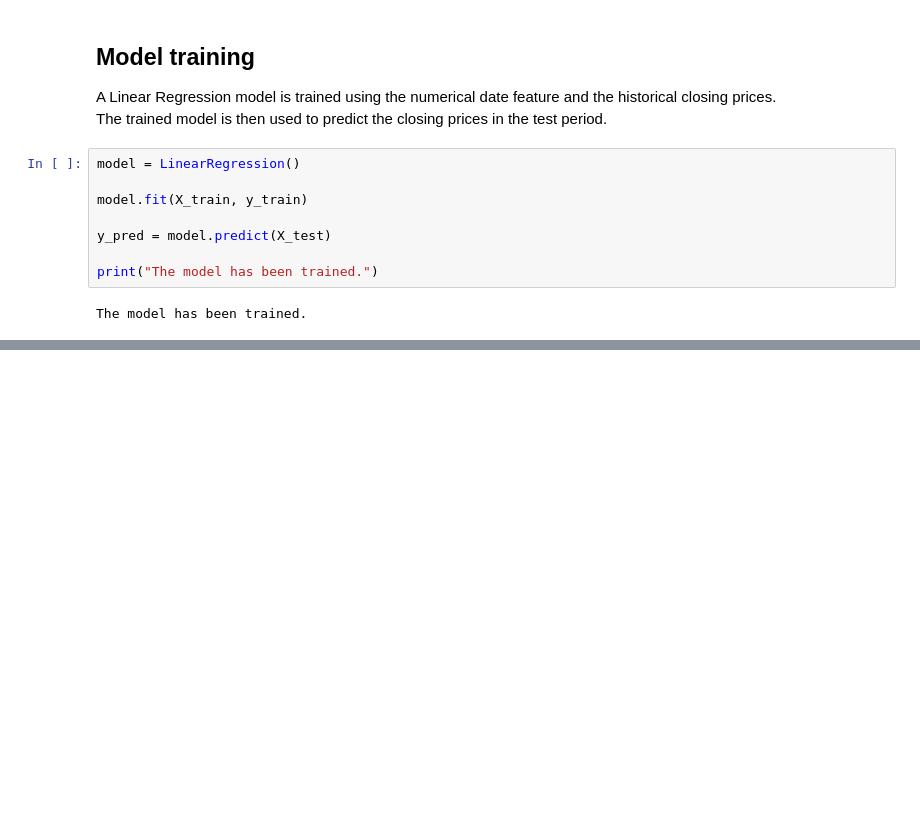
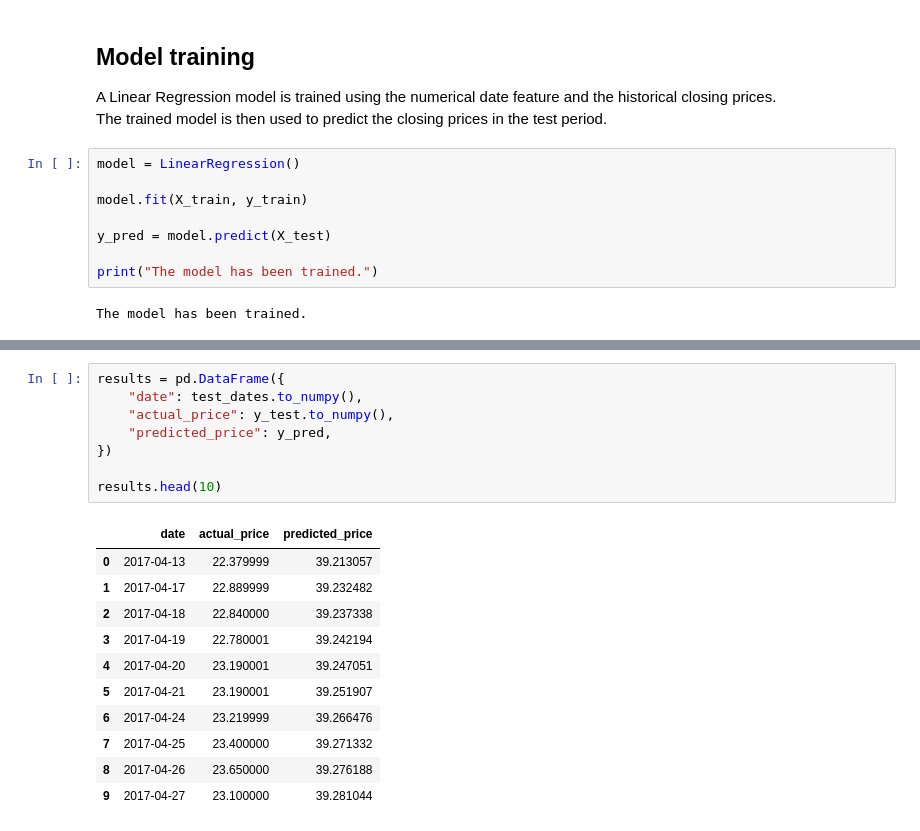
Before and after one commit to OsloMet-398392/gme-stock-prediction, a Jupyter notebook: GME_stock_prediction.ipynb, the cells around one changed output, grey strips where cells are left out. Saved outputs shown, nothing was run; the diff lists cells and outputs as text; blank space fills up the shorter version.

```diff
--- a/GME_stock_prediction.ipynb
+++ b/GME_stock_prediction.ipynb
@@ -171,0 +189,20 @@ The model has been trained.
+# %%
+results = pd.DataFrame({
+    "date": test_dates.to_numpy(),
+    "actual_price": y_test.to_numpy(),
+    "predicted_price": y_pred,
+})
+
+results.head(10)
+# %% [output]
+|  | date | actual_price | predicted_price |
+| 0 | 2017-04-13 | 22.379999 | 39.213057 |
+| 1 | 2017-04-17 | 22.889999 | 39.232482 |
+| 2 | 2017-04-18 | 22.840000 | 39.237338 |
+| 3 | 2017-04-19 | 22.780001 | 39.242194 |
+| 4 | 2017-04-20 | 23.190001 | 39.247051 |
+| 5 | 2017-04-21 | 23.190001 | 39.251907 |
+| 6 | 2017-04-24 | 23.219999 | 39.266476 |
+| 7 | 2017-04-25 | 23.400000 | 39.271332 |
+| 8 | 2017-04-26 | 23.650000 | 39.276188 |
+| 9 | 2017-04-27 | 23.100000 | 39.281044 |
```
Also changed, not shown: parts of 5 cells of this notebook.
